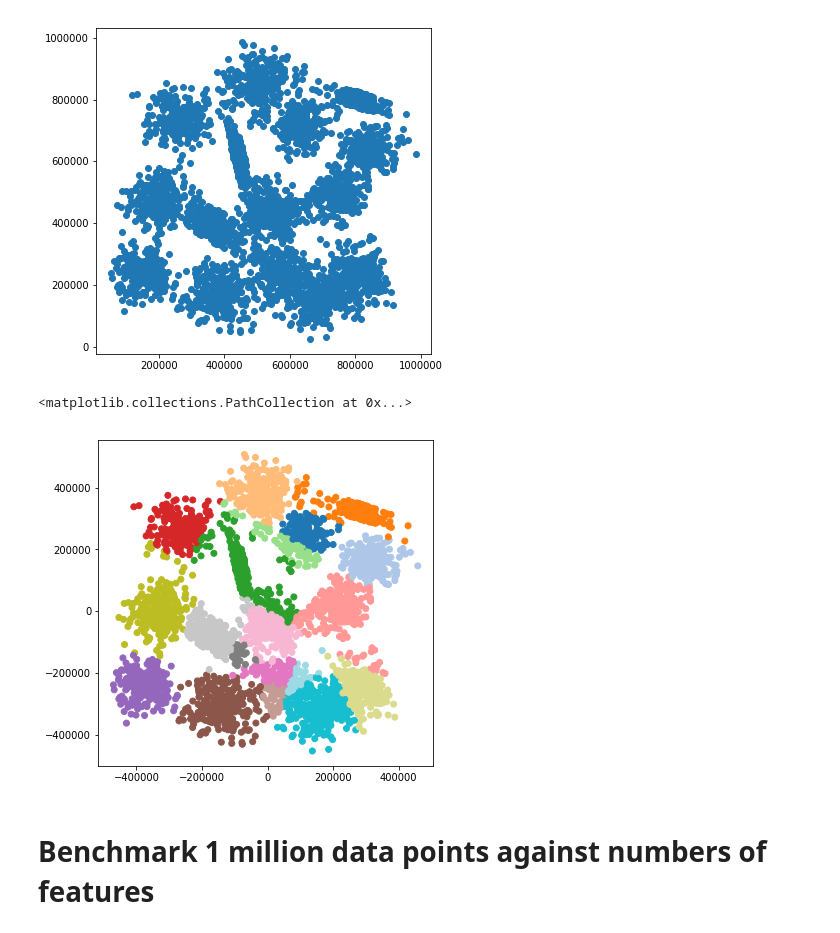
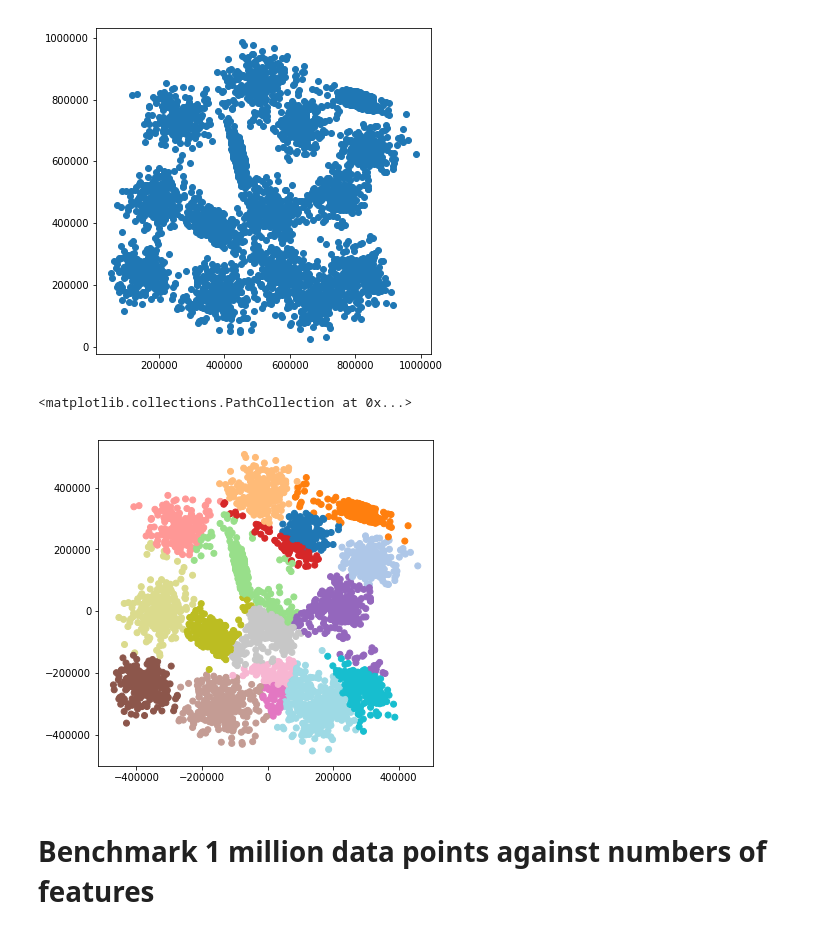
Before and after one commit to jaklinger/jklearn, a Jupyter notebook: jklearn/cluster/demo/omnislash.ipynb, the cells around one changed output. Drawn from its saved outputs; the diff is of its cells as text; code cells hidden in the pictures.

Commit message:
Updated definition of tight, including a flag for extra tight data

```diff
--- a/jklearn/cluster/demo/omnislash.ipynb
+++ b/jklearn/cluster/demo/omnislash.ipynb
@@ -35,13 +35,13 @@ ax.scatter(df.x, df.y)
 <matplotlib.collections.PathCollection at 0x...>
 [figure]
 # %%
-omni = Omnislash(25, evr_max=0.75, sample_space_size=1000, n_components_max=2)
+omni = Omnislash(50, evr_max=0.75, sample_space_size=1000, tight_data=True)
 labels = omni.fit_predict(data)
 fig, ax = plt.subplots(figsize=(6, 6))
 ax.scatter(df.x, df.y, c=labels, cmap="tab20")
 # %% [output]
 <matplotlib.collections.PathCollection at 0x...>
-[figure, old version]
+[figure, new version]
 # %% [markdown]
 # Benchmark 1 million data points against numbers of features
 # %%
```
Also changed, not shown: parts of 1 cell of this notebook, 3 other files.
